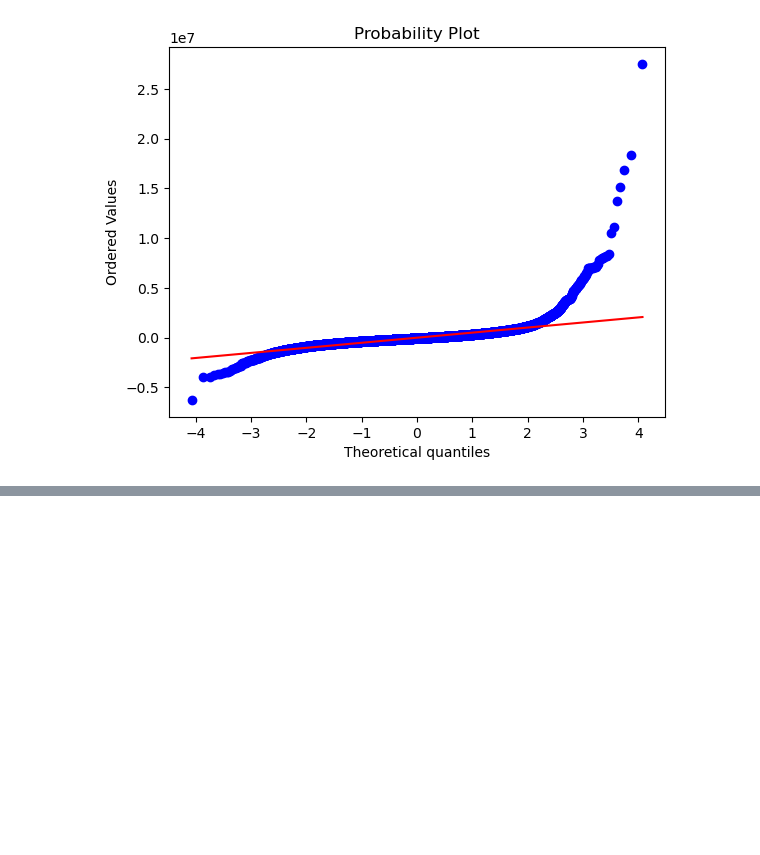
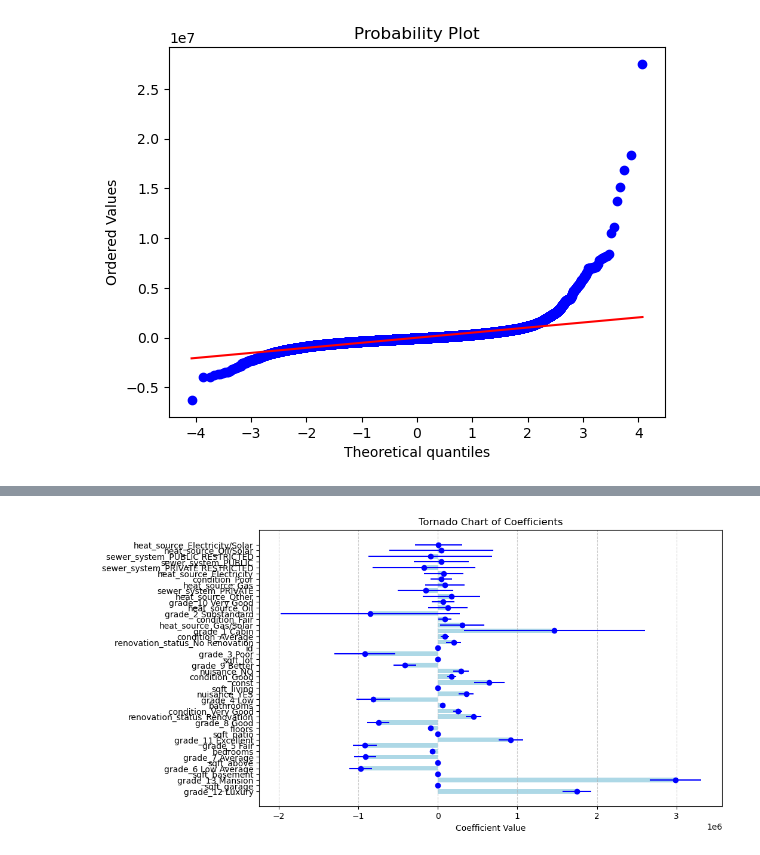
Before and after one commit to jguzzo522/project2house, a Jupyter notebook: housepj2.ipynb, the cells around one changed output, grey strips where cells are left out. Cells and saved outputs as stored; diff of their text form; code cells hidden in the pictures; blank space fills up the shorter version.

```diff
--- a/housepj2.ipynb
+++ b/housepj2.ipynb
@@ -1367,0 +1741,21 @@ print(model.summary())
+# %%
+
+
+# Perform one-hot encoding for categorical variables
+df_cleaned2 = pd.get_dummies(df_cleaned2, columns=['condition', 'heat_source', 'renovation_status', 'grade', 'nuisance', 'sewer_system'])
+
+# Check the updated DataFrame
+print("Updated DataFrame:\n", df_cleaned2.head())
+
+# Continue with regression analysis
+predictors_int = sm.add_constant(df_cleaned2.drop(['price'], axis=1))
+modelsig2 = sm.OLS(df_cleaned2['price'], predictors_int).fit()
+
+# Filter coefficients based on p-values
+significant_vars2 = modelsig2.params[modelsig2.pvalues < 0.05]
+
+# Display coefficients of significant variables
+print("Significant Variables:\n", significant_vars2)
+
+# Print model summary
+print(modelsig2.summary())
@@ -1367,0 +1850,22 @@ print(model.summary())
+# %%
+# Extract the coefficients and their standard errors from the regression summary
+coefficients = modelsig2.params
+standard_errors = modelsig2.bse
+
+# Extract and sort the p-values and corresponding variable names
+p_values_sorted = modelsig2.pvalues.sort_values(ascending=True)
+sorted_indices = p_values_sorted.index
+
+# Create a tornado chart
+plt.figure(figsize=(10, 6))
+plt.barh(range(len(coefficients)), coefficients[sorted_indices], color='lightblue')
+plt.errorbar(coefficients[sorted_indices], range(len(coefficients)),
+             xerr=1.96 * standard_errors[sorted_indices], fmt='o', color='blue', label='95% CI')
+
+plt.yticks(range(len(coefficients)), labels=sorted_indices)
+plt.xlabel('Coefficient Value')
+plt.title('Tornado Chart of Coefficients')
+plt.grid(axis='x', linestyle='--', alpha=0.6)
+plt.show()
+# %% [output]
+[figure, added]
```
Also changed, not shown: parts of 60 cells of this notebook.
